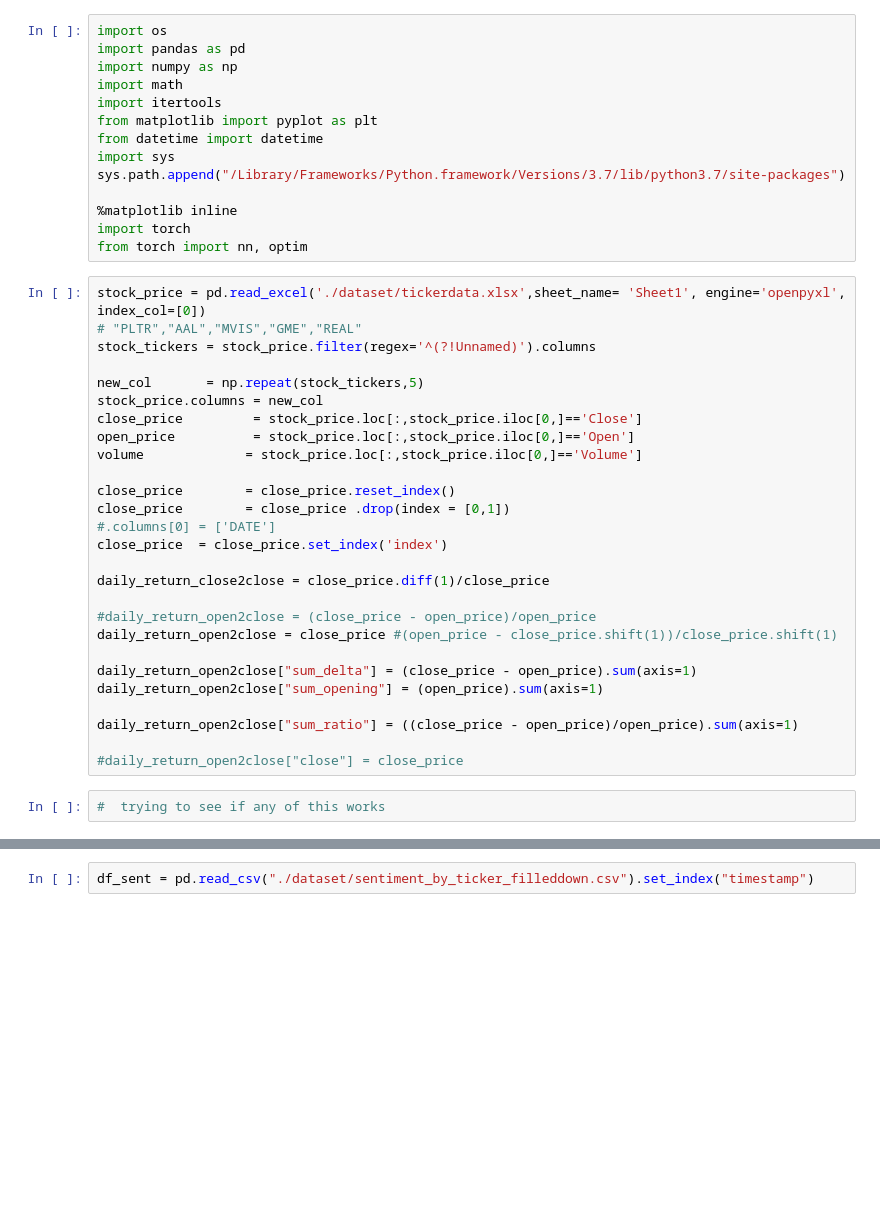
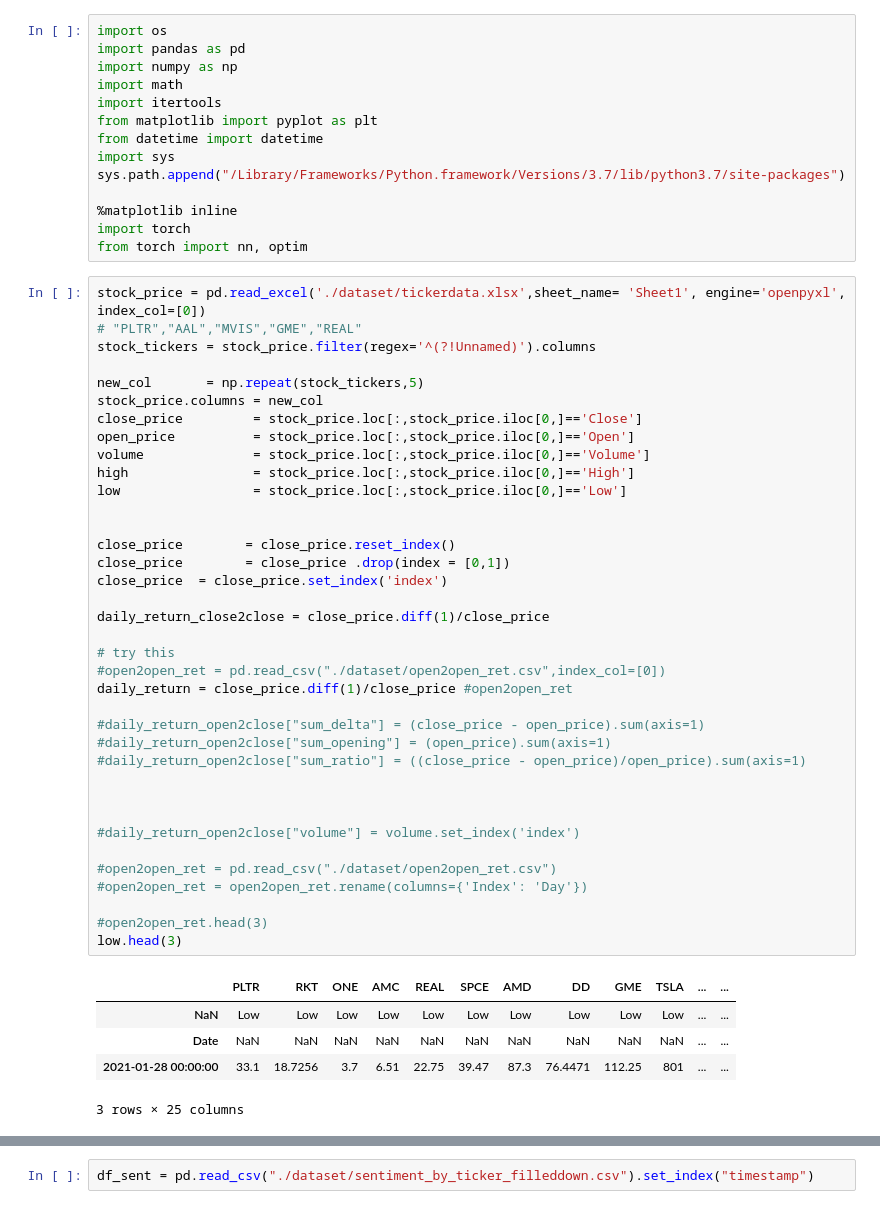
Before and after one commit to anandbhavsar01/wsb-stock-prediction, a Jupyter notebook: NN_analysis_clary.ipynb, the cells around one changed output, grey strips where cells are left out. Saved outputs shown, nothing was run; the diff lists cells and outputs as text; blank space fills up the shorter version.

```diff
--- a/NN_analysis_clary.ipynb
+++ b/NN_analysis_clary.ipynb
@@ -15,29 +15,43 @@ from torch import nn, optim
 # %%
 stock_price = pd.read_excel('./dataset/tickerdata.xlsx',sheet_name= 'Sheet1', engine='openpyxl', index_col=[0])
 # "PLTR","AAL","MVIS","GME","REAL"
 stock_tickers = stock_price.filter(regex='^(?!Unnamed)').columns
 
 new_col       = np.repeat(stock_tickers,5)
 stock_price.columns = new_col
 close_price         = stock_price.loc[:,stock_price.iloc[0,]=='Close']
 open_price          = stock_price.loc[:,stock_price.iloc[0,]=='Open']
-volume             = stock_price.loc[:,stock_price.iloc[0,]=='Volume']
+volume              = stock_price.loc[:,stock_price.iloc[0,]=='Volume']
+high                = stock_price.loc[:,stock_price.iloc[0,]=='High']
+low                 = stock_price.loc[:,stock_price.iloc[0,]=='Low']
+
 
 close_price        = close_price.reset_index()
 close_price        = close_price .drop(index = [0,1])
-#.columns[0] = ['DATE']
 close_price  = close_price.set_index('index')
 
 daily_return_close2close = close_price.diff(1)/close_price
 
-#daily_return_open2close = (close_price - open_price)/open_price
-daily_return_open2close = close_price #(open_price - close_price.shift(1))/close_price.shift(1)
+# try this
+#open2open_ret = pd.read_csv("./dataset/open2open_ret.csv",index_col=[0])
+daily_return = close_price.diff(1)/close_price #open2open_ret
 
-daily_return_open2close["sum_delta"] = (close_price - open_price).sum(axis=1)
-daily_return_open2close["sum_opening"] = (open_price).sum(axis=1)
+#daily_return_open2close["sum_delta"] = (close_price - open_price).sum(axis=1)
+#daily_return_open2close["sum_opening"] = (open_price).sum(axis=1)
+#daily_return_open2close["sum_ratio"] = ((close_price - open_price)/open_price).sum(axis=1)
 
-daily_return_open2close["sum_ratio"] = ((close_price - open_price)/open_price).sum(axis=1)
 
-#daily_return_open2close["close"] = close_price
+
+#daily_return_open2close["volume"] = volume.set_index('index')
+
+#open2open_ret = pd.read_csv("./dataset/open2open_ret.csv")
+#open2open_ret = open2open_ret.rename(columns={'Index': 'Day'})
+
+#open2open_ret.head(3)
+low.head(3)
+# %% [output]
+|  | PLTR | RKT | ONE | AMC | REAL | SPCE | AMD | DD | GME | TSLA | ... | ... |
+| NaN | Low | Low | Low | Low | Low | Low | Low | Low | Low | Low | ... | ... |
+| Date | NaN | NaN | NaN | NaN | NaN | NaN | NaN | NaN | NaN | NaN | ... | ... |
+| 2021-01-28 00:00:00 | 33.1 | 18.7256 | 3.7 | 6.51 | 22.75 | 39.47 | 87.3 | 76.4471 | 112.25 | 801 | ... | ... |
+3 rows × 25 columns
-# %%
-#  trying to see if any of this works
```
Also changed, not shown: parts of 17 cells of this notebook, 8 other files.
